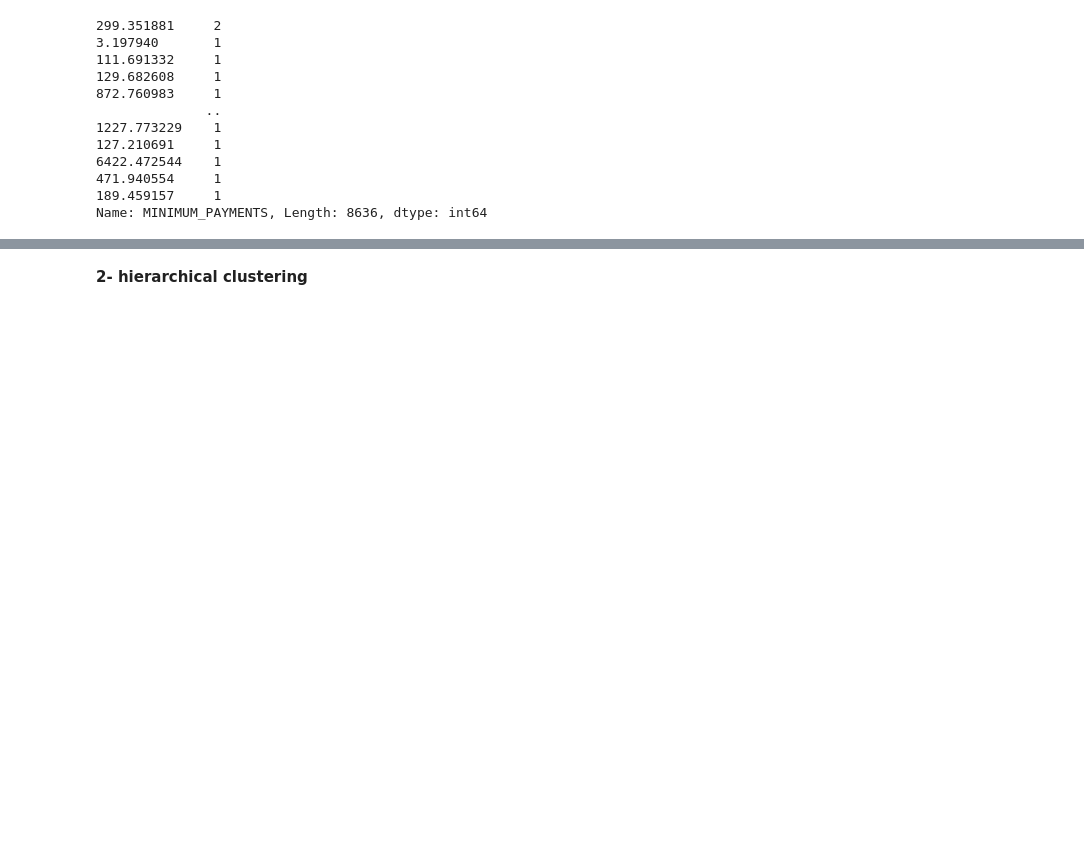
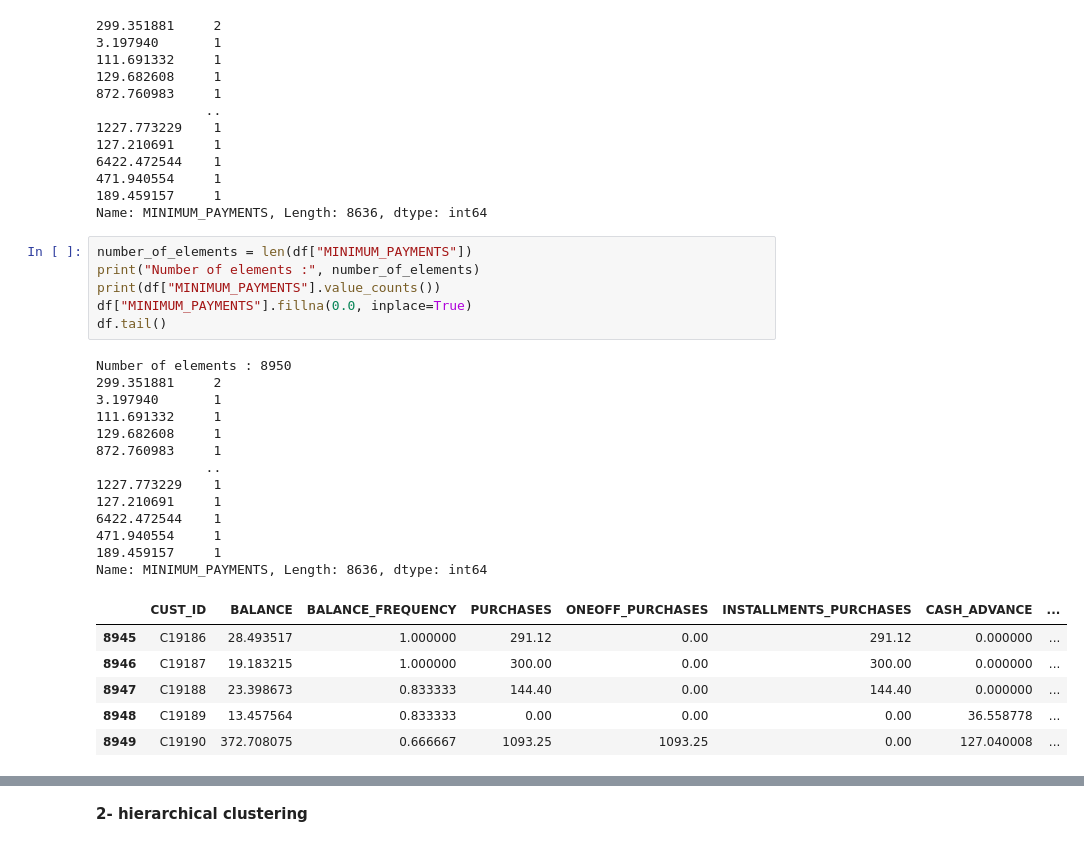
Before and after one commit to rafikaTab/CHECKPOINT_1, a Jupyter notebook: K-means & Hierarchical Clustering.ipynb, the cells around one changed output, grey strips where cells are left out. Cells and saved outputs as stored; diff of their text form; blank space fills up the shorter version.

```diff
--- a/K-means & Hierarchical Clustering.ipynb
+++ b/K-means & Hierarchical Clustering.ipynb
@@ -59,3 +59,29 @@ df["MINIMUM_PAYMENTS"].value_counts()
 471.940554     1
 189.459157     1
 Name: MINIMUM_PAYMENTS, Length: 8636, dtype: int64
+# %%
+number_of_elements = len(df["MINIMUM_PAYMENTS"])
+print("Number of elements :", number_of_elements)
+print(df["MINIMUM_PAYMENTS"].value_counts())
+df["MINIMUM_PAYMENTS"].fillna(0.0, inplace=True)
+df.tail()
+# %% [output]
+Number of elements : 8950
+299.351881     2
+3.197940       1
+111.691332     1
+129.682608     1
+872.760983     1
+              ..
+1227.773229    1
+127.210691     1
+6422.472544    1
+471.940554     1
+189.459157     1
+Name: MINIMUM_PAYMENTS, Length: 8636, dtype: int64
+|  | CUST_ID | BALANCE | BALANCE_FREQUENCY | PURCHASES | ONEOFF_PURCHASES | INSTALLMENTS_PURCHASES | CASH_ADVANCE | ... |
+| 8945 | C19186 | 28.493517 | 1.000000 | 291.12 | 0.00 | 291.12 | 0.000000 | ... |
+| 8946 | C19187 | 19.183215 | 1.000000 | 300.00 | 0.00 | 300.00 | 0.000000 | ... |
+| 8947 | C19188 | 23.398673 | 0.833333 | 144.40 | 0.00 | 144.40 | 0.000000 | ... |
+| 8948 | C19189 | 13.457564 | 0.833333 | 0.00 | 0.00 | 0.00 | 36.558778 | ... |
+| 8949 | C19190 | 372.708075 | 0.666667 | 1093.25 | 1093.25 | 0.00 | 127.040008 | ... |
```
Also changed, not shown: parts of 8 cells of this notebook.
